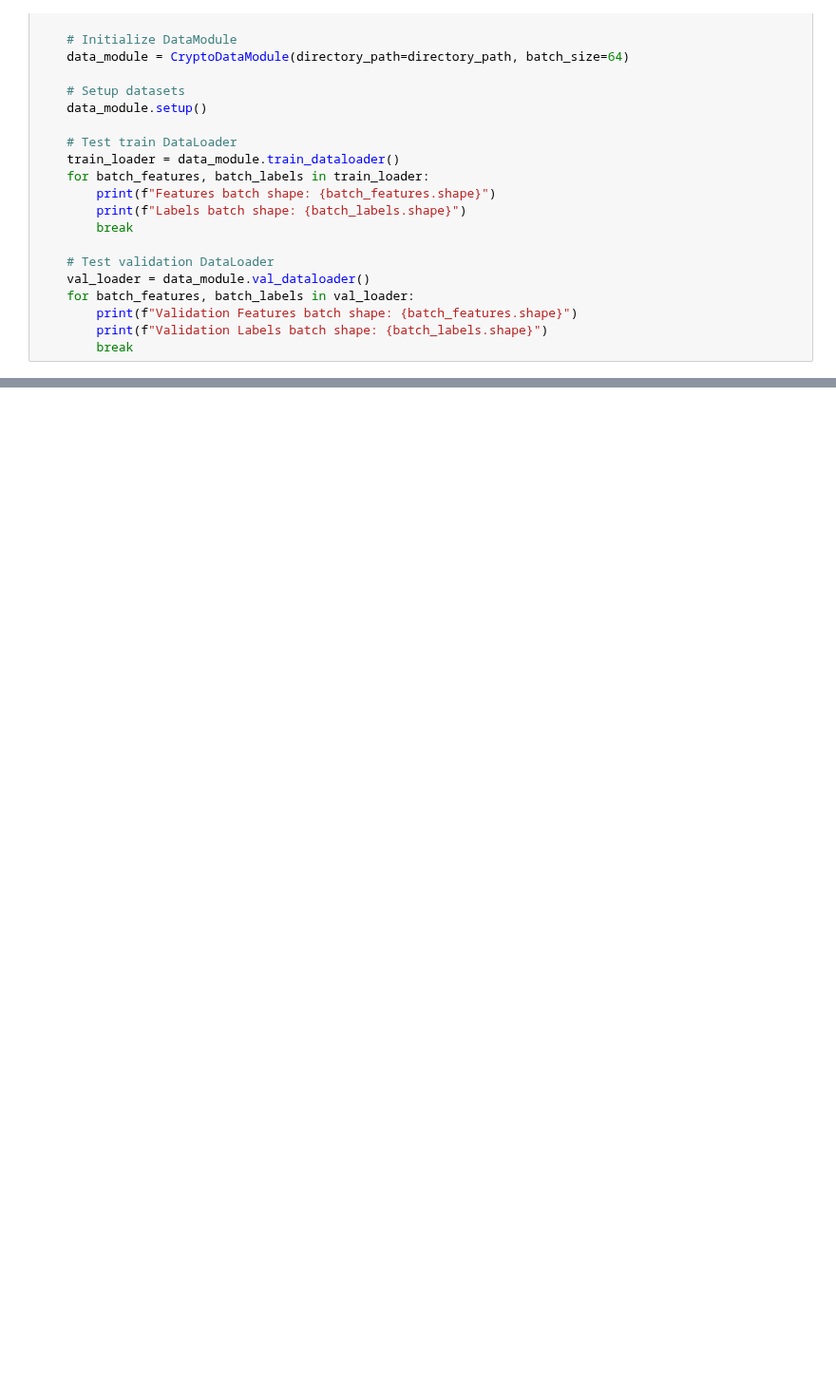
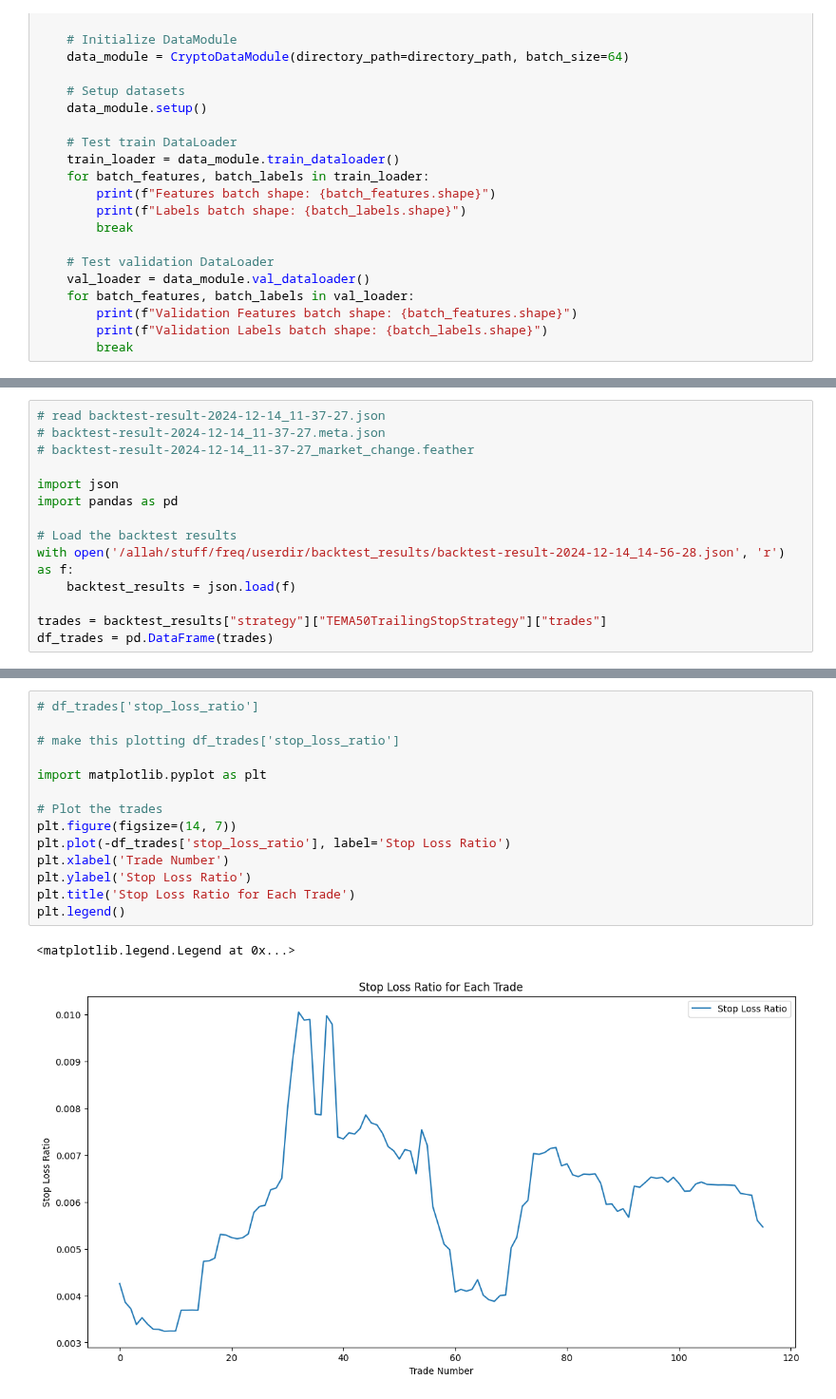
Before and after one commit to rainfrog123/stuff, a Jupyter notebook: ml/torch.ipynb, the cells around one changed output, grey strips where cells are left out. Shown at 95% size. Saved outputs shown, nothing was run; the diff lists cells and outputs as text; blank space fills up the shorter version.

```diff
--- a/ml/torch.ipynb
+++ b/ml/torch.ipynb
@@ -212,0 +201,14 @@ Metric val_loss improved by 0.002 >= min_delta = 0.0. New best score: 0.674
+# %%
+# read backtest-result-2024-12-14_11-37-27.json
+# backtest-result-2024-12-14_11-37-27.meta.json
+# backtest-result-2024-12-14_11-37-27_market_change.feather
+
+import json
+import pandas as pd
+
+# Load the backtest results
+with open('/allah/stuff/freq/userdir/backtest_results/backtest-result-2024-12-14_14-56-28.json', 'r') as f:
+    backtest_results = json.load(f)
+
+trades = backtest_results["strategy"]["TEMA50TrailingStopStrategy"]["trades"]
+df_trades = pd.DataFrame(trades)
@@ -212,0 +225,17 @@ Metric val_loss improved by 0.002 >= min_delta = 0.0. New best score: 0.674
+# %%
+# df_trades['stop_loss_ratio']
+
+# make this plotting df_trades['stop_loss_ratio']
+
+import matplotlib.pyplot as plt
+
+# Plot the trades
+plt.figure(figsize=(14, 7))
+plt.plot(-df_trades['stop_loss_ratio'], label='Stop Loss Ratio')
+plt.xlabel('Trade Number')
+plt.ylabel('Stop Loss Ratio')
+plt.title('Stop Loss Ratio for Each Trade')
+plt.legend()
+# %% [output]
+<matplotlib.legend.Legend at 0x...>
+[figure, added]
```
Also changed, not shown: parts of 6 cells of this notebook, 4 other files.
